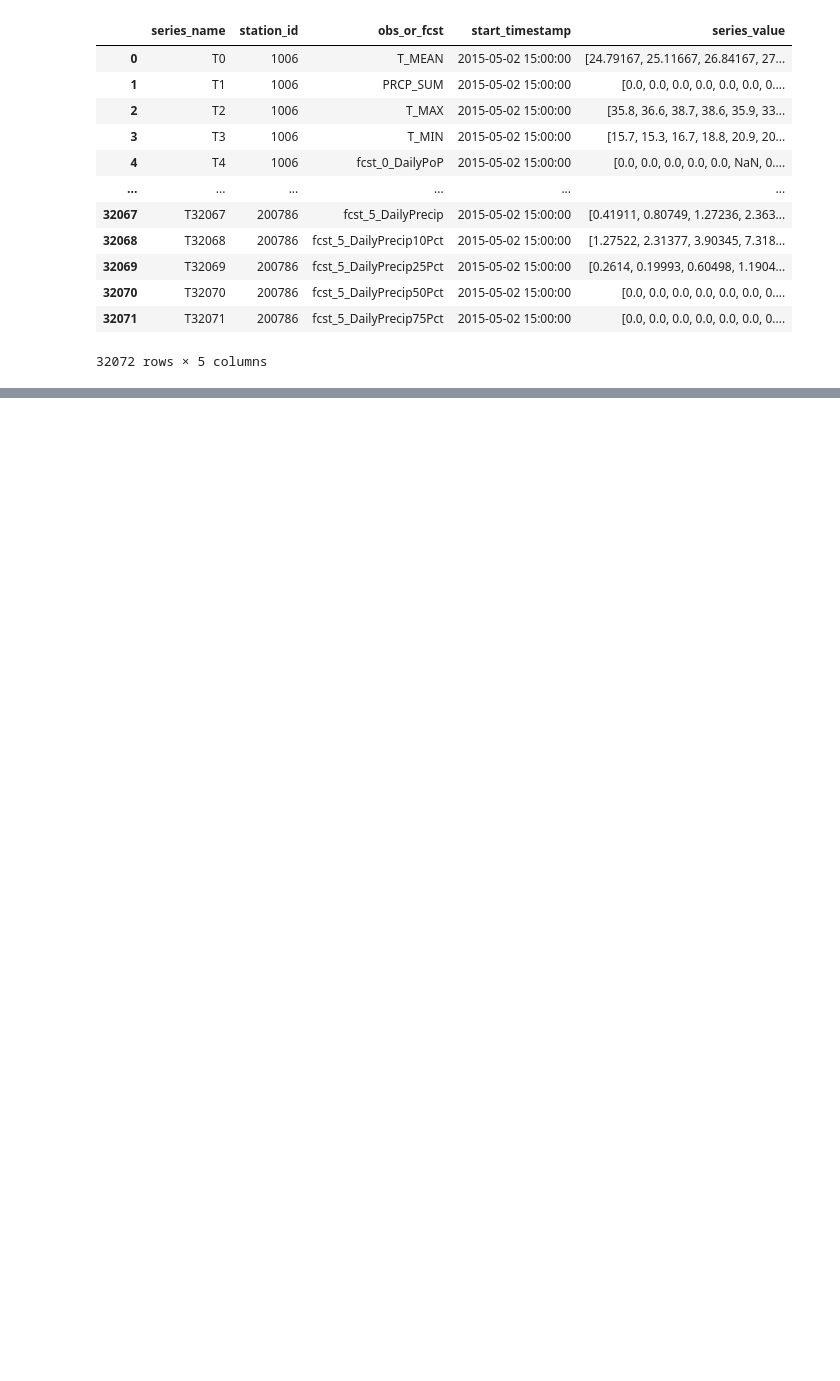
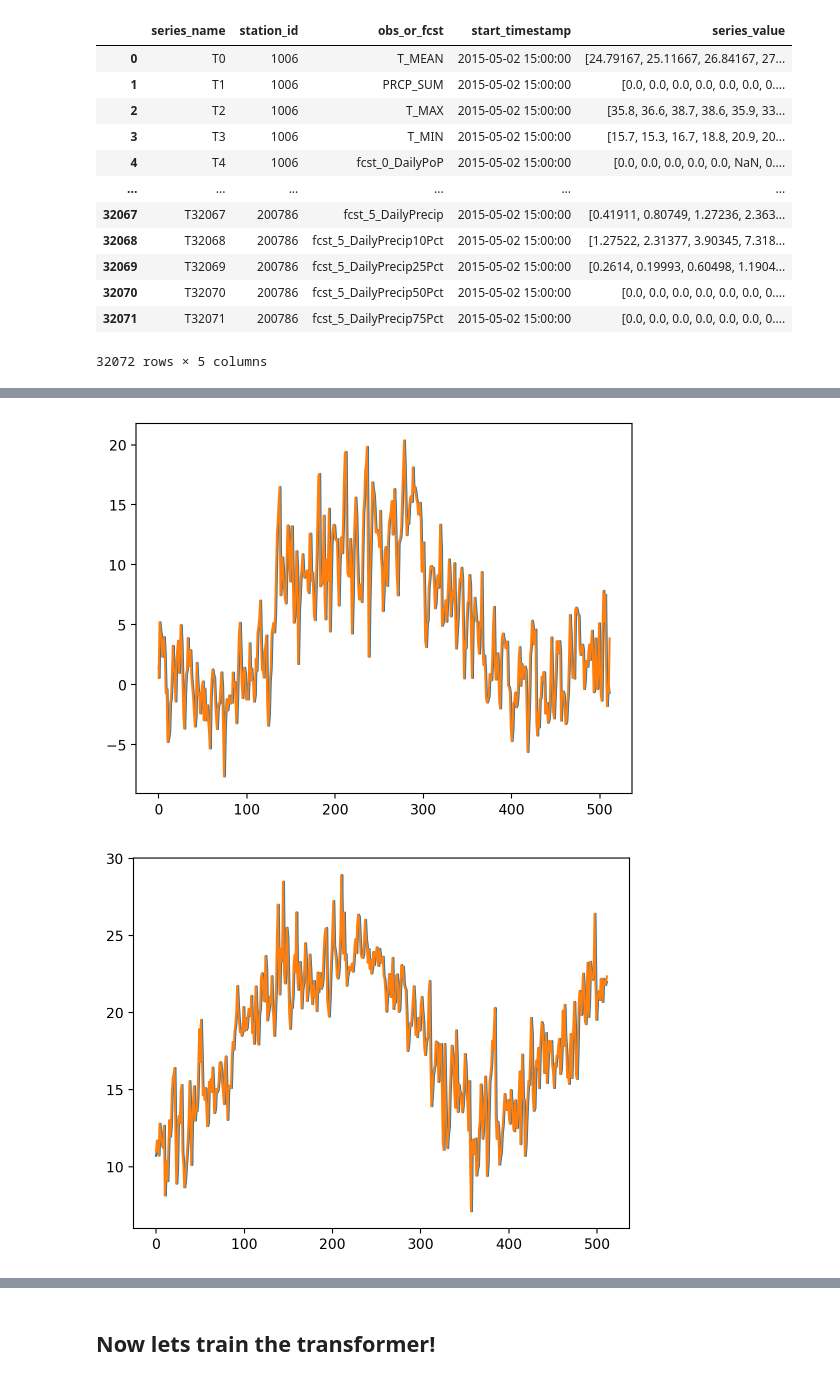
Before and after one commit to tedwards2412/TimeTransformers, a Jupyter notebook: Monash_data_prep.ipynb, the cells around one changed output, grey strips where cells are left out. Drawn from its saved outputs; the diff is of its cells as text; code cells hidden in the pictures; blank space fills up the shorter version.

```diff
--- a/Monash_data_prep.ipynb
+++ b/Monash_data_prep.ipynb
@@ -278,0 +252,77 @@ torch.Size([2, 512, 1])
+# %%
+class TimeSeriesDataset(Dataset):
+    def __init__(self, data, max_sequence_length):
+        self.data = data
+        self.max_sequence_length = max_sequence_length
+
+    def __len__(self):
+        return len(self.data)
+
+    def __getitem__(self, idx):
+        series = self.data[idx]
+        assert len(series) > self.max_sequence_length
+
+        # Randomly select a starting point for the sequence
+        start_index = random.randint(0, len(series) - self.max_sequence_length - 1)
+
+        # Slice the series to get a random subsequence of length max_sequence_length
+        train_series = series[start_index : start_index + self.max_sequence_length]
+        true_series = series[
+            start_index + 1 : start_index + self.max_sequence_length + 1
+        ]
+
+        return torch.tensor(train_series, dtype=torch.float32).unsqueeze(
+            -1
+        ), torch.tensor(true_series, dtype=torch.float32)
+
+
+# class TimeSeriesDataset(Dataset):
+#     def __init__(self, data, max_sequence_length):
+#         self.data = data
+#         self.max_sequence_length = max_sequence_length
+
+#         # Compute the global mean and standard deviation
+#         flat_data = [item for sublist in self.data for item in sublist]
+#         self.mean = sum(flat_data) / len(flat_data)
+#         self.std = (
+#             sum([(x - self.mean) ** 2 for x in flat_data]) / len(flat_data)
+#         ) ** 0.5
+
+#     def __len__(self):
+#         return len(self.data)
+
+#     def __getitem__(self, idx):
+#         series = self.data[idx]
+#         assert len(series) > self.max_sequence_length
+
+#         # Randomly select a starting point for the sequence
+#         start_index = random.randint(0, len(series) - self.max_sequence_length - 1)
+
+#         # Slice the series to get a random subsequence of length max_sequence_length
+#         train_series = series[start_index : start_index + self.max_sequence_length]
+#         true_series = series[
+#             start_index + 1 : start_index + self.max_sequence_length + 1
+#         ]
+
+#         # Normalize the series using the global mean and standard deviation
+#         train_series_normalized = [(x - self.mean) / self.std for x in train_series]
+#         true_series_normalized = [(x - self.mean) / self.std for x in true_series]
+
+#         return torch.tensor(train_series_normalized, dtype=torch.float32).unsqueeze(
+#             -1
+#         ), torch.tensor(true_series_normalized, dtype=torch.float32)
+
+
+max_seq_length = 512
+batch_size = 64
+
+dataset = TimeSeriesDataset(T_means, max_seq_length)
+dataloader = DataLoader(dataset, batch_size=batch_size, shuffle=True)
+
+for batch in dataloader:
+    plt.plot(batch[0][0])
+    plt.plot(batch[1][0])
+    plt.show()
+# %% [output]
+[figure, added]
+[figure, added]
@@ -278,0 +334,2 @@ torch.Size([2, 512, 1])
+# %% [markdown]
+## Now lets train the transformer!
```
Also changed, not shown: parts of 14 cells of this notebook, 1 other file.
